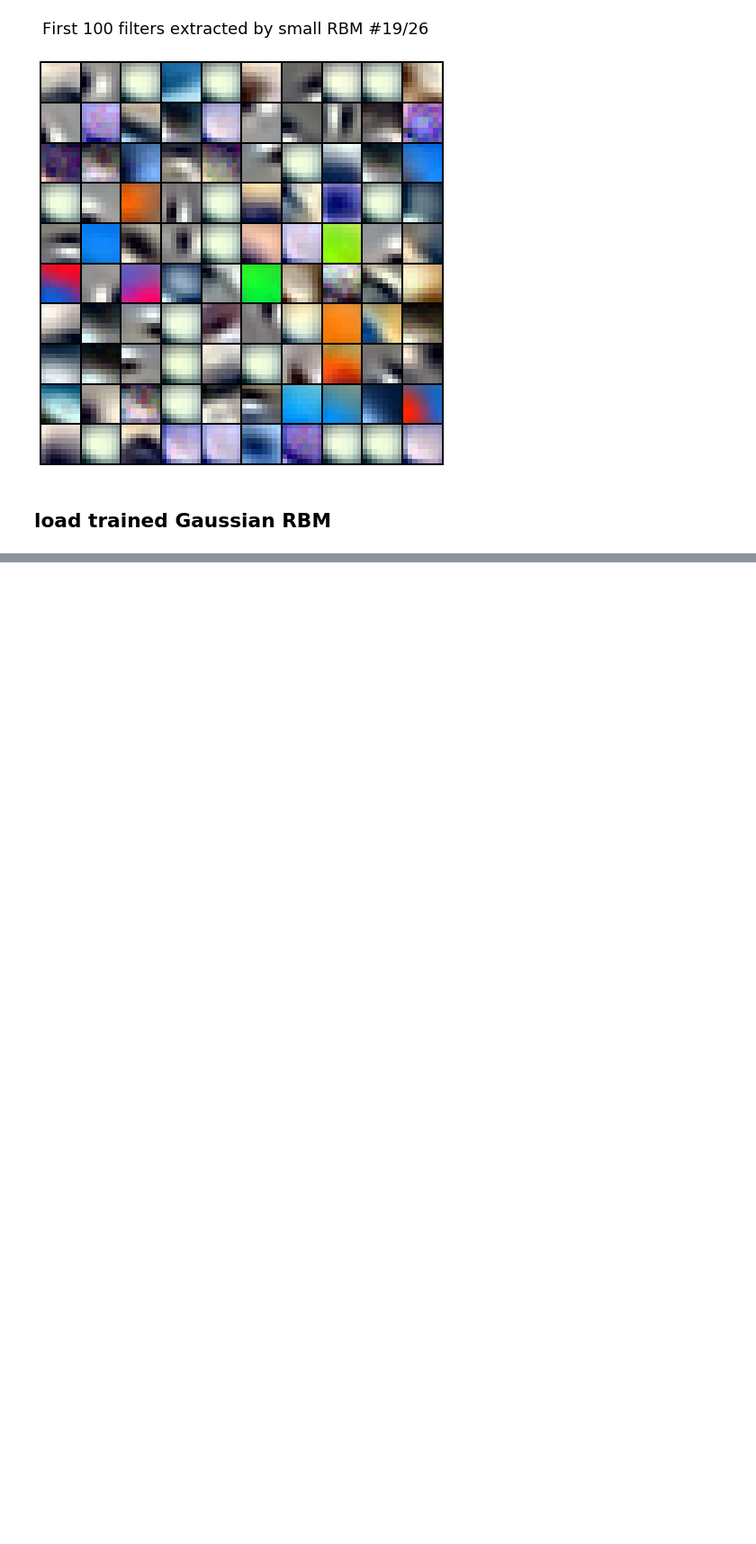
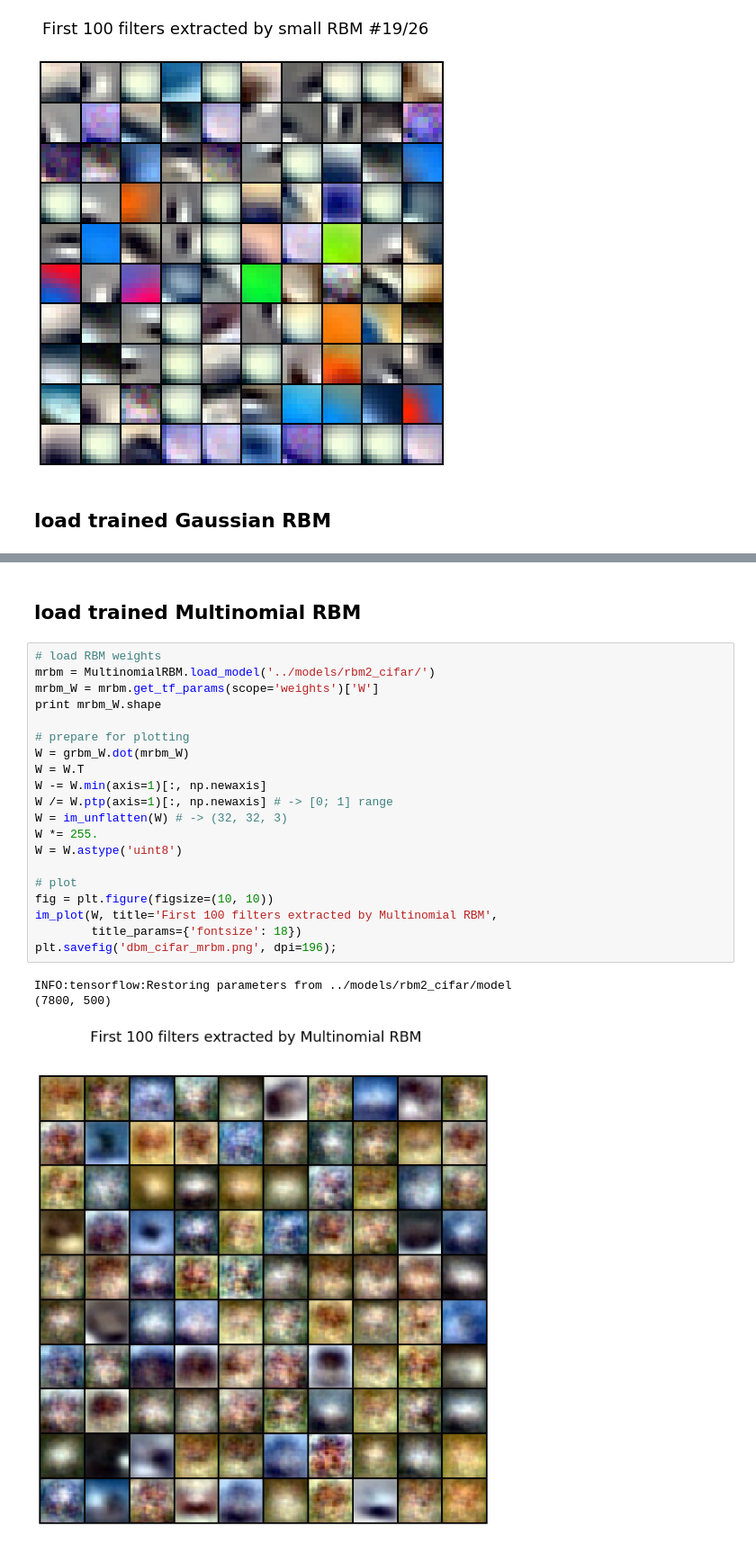
Before and after one commit to yell/boltzmann-machines, a Jupyter notebook: notebooks/dbm_cifar.ipynb, the cells around one changed output, grey strips where cells are left out. Shown at 90% size. Cells and saved outputs as stored; diff of their text form; blank space fills up the shorter version.

```diff
--- a/notebooks/dbm_cifar.ipynb
+++ b/notebooks/dbm_cifar.ipynb
@@ -106,0 +112,26 @@ INFO:tensorflow:Restoring parameters from ../models/rbm1_cifar/model
+# %% [markdown]
+## load trained Multinomial RBM
+# %%
+# load RBM weights
+mrbm = MultinomialRBM.load_model('../models/rbm2_cifar/')
+mrbm_W = mrbm.get_tf_params(scope='weights')['W']
+print mrbm_W.shape
+
+# prepare for plotting
+W = grbm_W.dot(mrbm_W)
+W = W.T
+W -= W.min(axis=1)[:, np.newaxis]
+W /= W.ptp(axis=1)[:, np.newaxis] # -> [0; 1] range
+W = im_unflatten(W) # -> (32, 32, 3)
+W *= 255.
+W = W.astype('uint8')
+
+# plot
+fig = plt.figure(figsize=(10, 10))
+im_plot(W, title='First 100 filters extracted by Multinomial RBM',
+        title_params={'fontsize': 18})
+plt.savefig('dbm_cifar_mrbm.png', dpi=196);
+# %% [output]
+INFO:tensorflow:Restoring parameters from ../models/rbm2_cifar/model
+(7800, 500)
+[figure, added]
```
Also changed, not shown: parts of 2 cells of this notebook, 1 other file.
